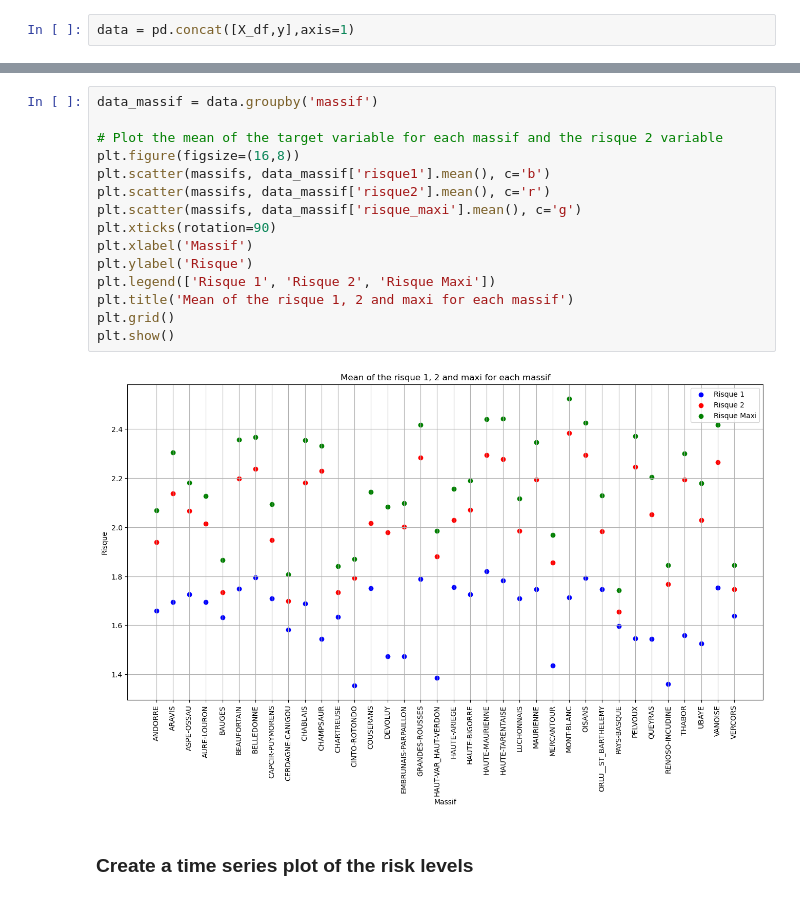
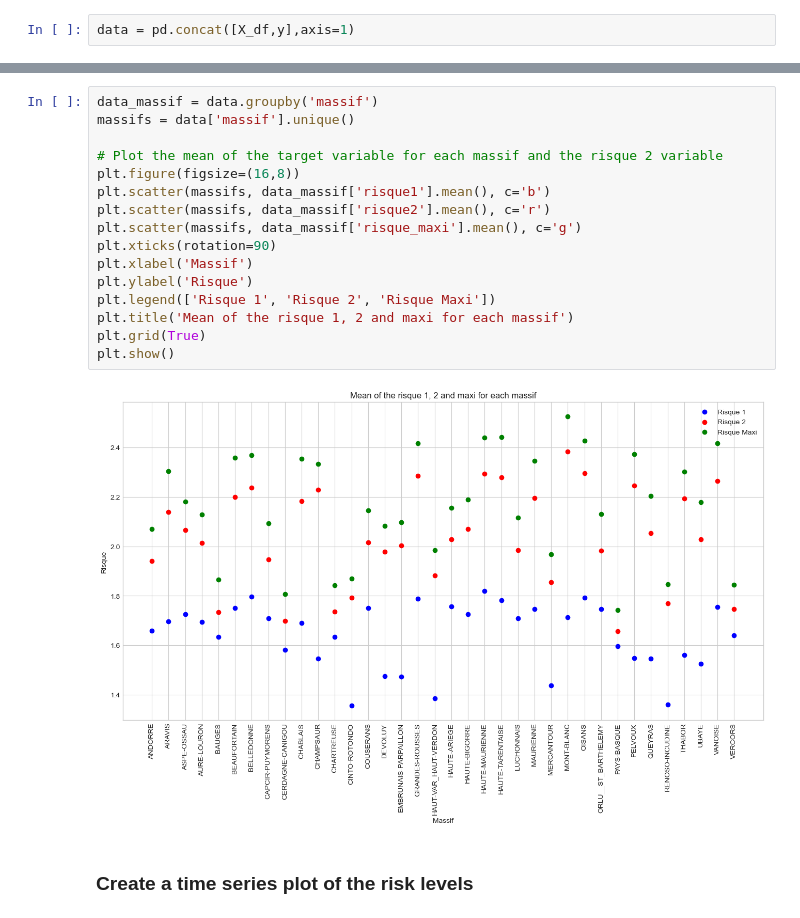
Before and after one commit to adevilde/avalanches_prediction, a Jupyter notebook: template_starting_kit.ipynb, the cells around one changed output, grey strips where cells are left out. Saved outputs shown, nothing was run; the diff lists cells and outputs as text.

```diff
--- a/template_starting_kit.ipynb
+++ b/template_starting_kit.ipynb
@@ -180,20 +783,21 @@ array(['ANDORRE', 'ARAVIS', 'ASPE-OSSAU', 'AURE-LOURON', 'BAUGES',
 # %%
 data_massif = data.groupby('massif')
+massifs = data['massif'].unique()
 
 # Plot the mean of the target variable for each massif and the risque 2 variable
 plt.figure(figsize=(16,8))
 plt.scatter(massifs, data_massif['risque1'].mean(), c='b')
 plt.scatter(massifs, data_massif['risque2'].mean(), c='r')
 plt.scatter(massifs, data_massif['risque_maxi'].mean(), c='g')
 plt.xticks(rotation=90)
 plt.xlabel('Massif')
 plt.ylabel('Risque')
 plt.legend(['Risque 1', 'Risque 2', 'Risque Maxi'])
 plt.title('Mean of the risque 1, 2 and maxi for each massif')
-plt.grid()
+plt.grid(True)
 plt.show()
 # %% [output]
-[figure, old version]
+[figure, new version]
 # %% [markdown]
 ### Create a time series plot of the risk levels
 # %% [markdown]
```
Also changed, not shown: parts of 57 cells of this notebook.
